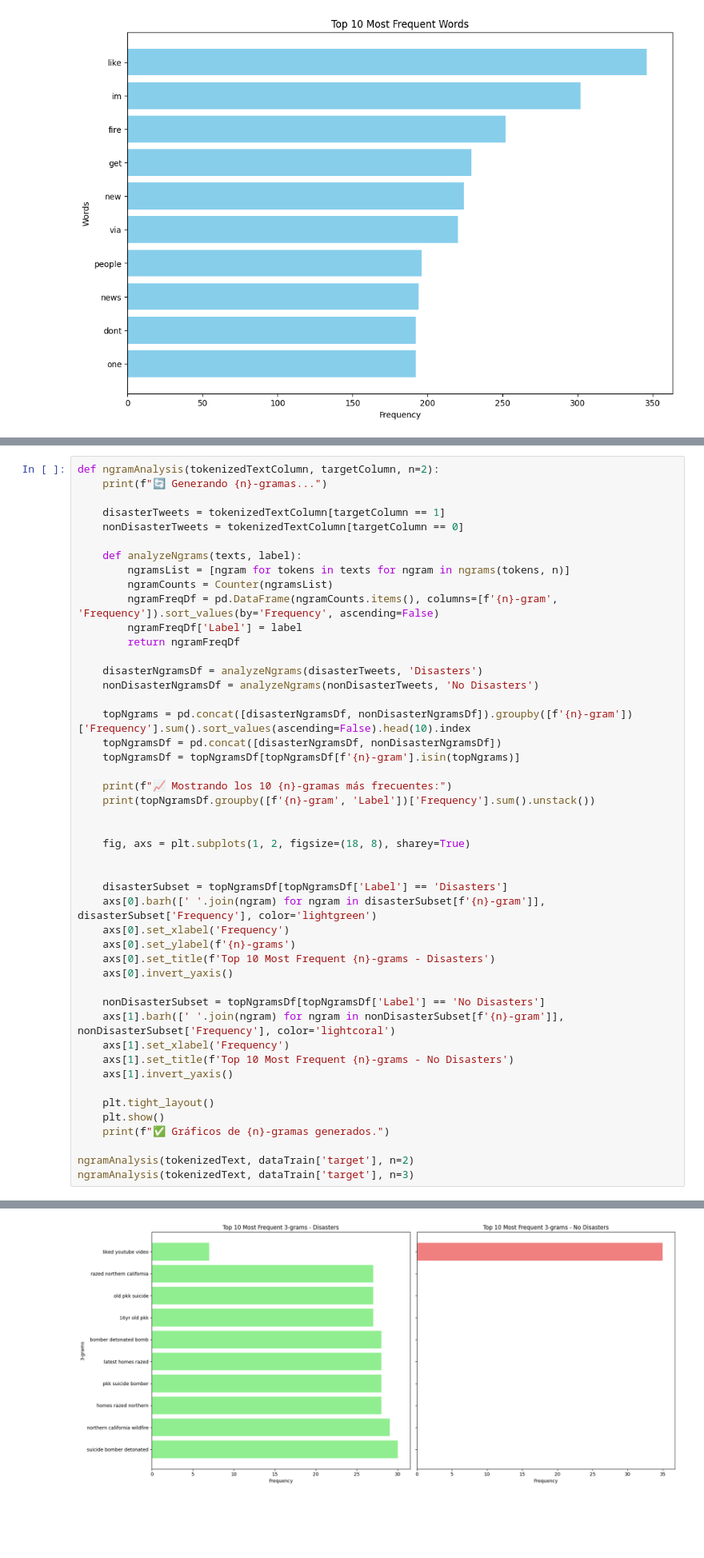
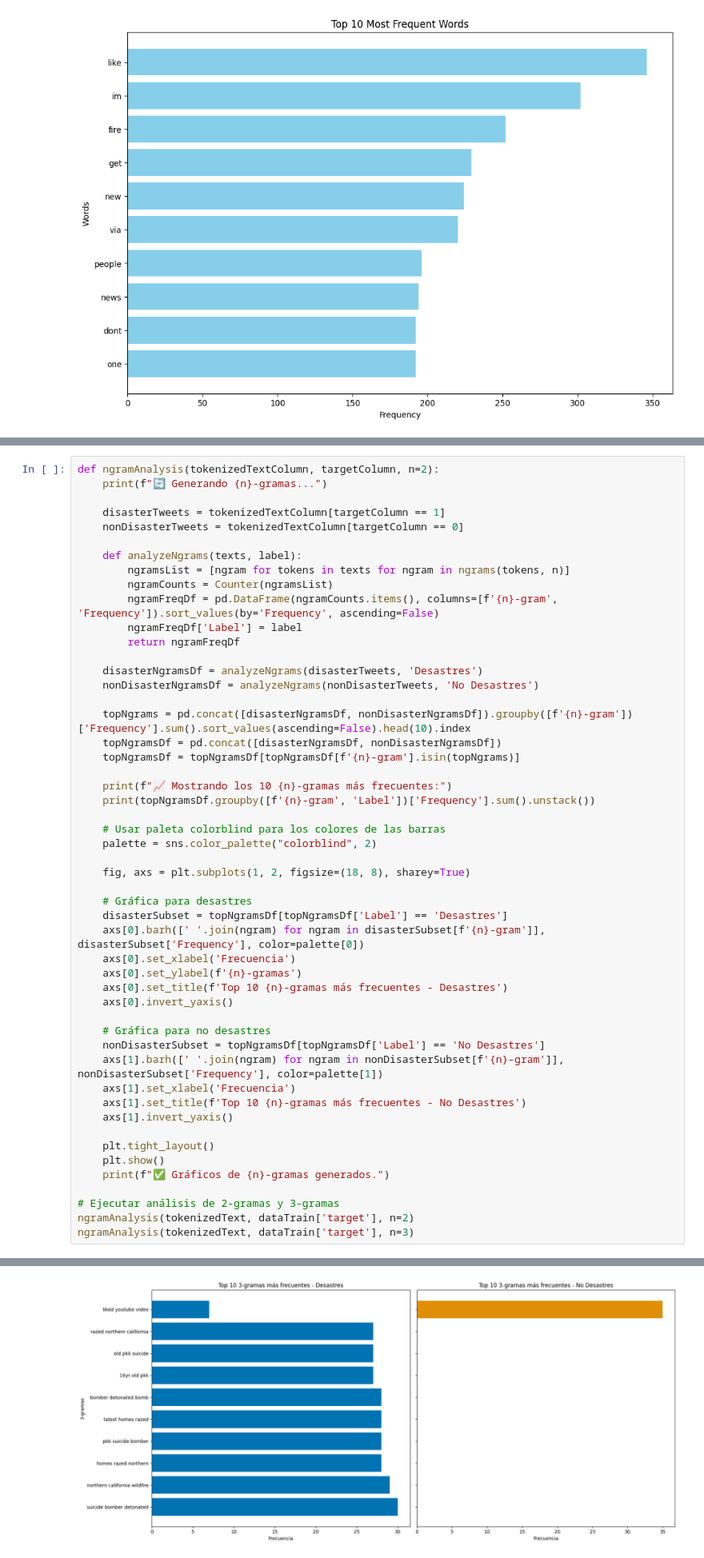
Before and after one commit to Dahernandezsilve/Lab05_DSTC, a Jupyter notebook: Laboratorio5.ipynb, the cells around one changed output, grey strips where cells are left out. Shown at 80% size. Saved outputs shown, nothing was run; the diff lists cells and outputs as text; blank space fills up the shorter version.

```diff
--- a/Laboratorio5.ipynb
+++ b/Laboratorio5.ipynb
@@ -353,8 +354,8 @@ def ngramAnalysis(tokenizedTextColumn, targetColumn, n=2):
         ngramFreqDf['Label'] = label
         return ngramFreqDf
 
-    disasterNgramsDf = analyzeNgrams(disasterTweets, 'Disasters')
-    nonDisasterNgramsDf = analyzeNgrams(nonDisasterTweets, 'No Disasters')
+    disasterNgramsDf = analyzeNgrams(disasterTweets, 'Desastres')
+    nonDisasterNgramsDf = analyzeNgrams(nonDisasterTweets, 'No Desastres')
 
     topNgrams = pd.concat([disasterNgramsDf, nonDisasterNgramsDf]).groupby([f'{n}-gram'])['Frequency'].sum().sort_values(ascending=False).head(10).index
     topNgramsDf = pd.concat([disasterNgramsDf, nonDisasterNgramsDf])
@@ -363,27 +364,31 @@ def ngramAnalysis(tokenizedTextColumn, targetColumn, n=2):
     print(f"📈 Mostrando los 10 {n}-gramas más frecuentes:")
     print(topNgramsDf.groupby([f'{n}-gram', 'Label'])['Frequency'].sum().unstack())
 
+    # Usar paleta colorblind para los colores de las barras
+    palette = sns.color_palette("colorblind", 2)
 
     fig, axs = plt.subplots(1, 2, figsize=(18, 8), sharey=True)
 
-
-    disasterSubset = topNgramsDf[topNgramsDf['Label'] == 'Disasters']
-    axs[0].barh([' '.join(ngram) for ngram in disasterSubset[f'{n}-gram']], disasterSubset['Frequency'], color='lightgreen')
-    axs[0].set_xlabel('Frequency')
-    axs[0].set_ylabel(f'{n}-grams')
-    axs[0].set_title(f'Top 10 Most Frequent {n}-grams - Disasters')
+    # Gráfica para desastres
+    disasterSubset = topNgramsDf[topNgramsDf['Label'] == 'Desastres']
+    axs[0].barh([' '.join(ngram) for ngram in disasterSubset[f'{n}-gram']], disasterSubset['Frequency'], color=palette[0])
+    axs[0].set_xlabel('Frecuencia')
+    axs[0].set_ylabel(f'{n}-gramas')
+    axs[0].set_title(f'Top 10 {n}-gramas más frecuentes - Desastres')
     axs[0].invert_yaxis()
 
-    nonDisasterSubset = topNgramsDf[topNgramsDf['Label'] == 'No Disasters']
-    axs[1].barh([' '.join(ngram) for ngram in nonDisasterSubset[f'{n}-gram']], nonDisasterSubset['Frequency'], color='lightcoral')
-    axs[1].set_xlabel('Frequency')
-    axs[1].set_title(f'Top 10 Most Frequent {n}-grams - No Disasters')
+    # Gráfica para no desastres
+    nonDisasterSubset = topNgramsDf[topNgramsDf['Label'] == 'No Desastres']
+    axs[1].barh([' '.join(ngram) for ngram in nonDisasterSubset[f'{n}-gram']], nonDisasterSubset['Frequency'], color=palette[1])
+    axs[1].set_xlabel('Frecuencia')
+    axs[1].set_title(f'Top 10 {n}-gramas más frecuentes - No Desastres')
     axs[1].invert_yaxis()
 
     plt.tight_layout()
     plt.show()
     print(f"✅ Gráficos de {n}-gramas generados.")
 
+# Ejecutar análisis de 2-gramas y 3-gramas
 ngramAnalysis(tokenizedText, dataTrain['target'], n=2)
 ngramAnalysis(tokenizedText, dataTrain['target'], n=3)
 # %% [output]
@@ -409,15 +414,15 @@ Label                             Disasters  No Disasters
 3-gram
 (16yr, old, pkk)                       27.0           NaN
 (bomber, detonated, bomb)              28.0           NaN
 (homes, razed, northern)               28.0           NaN
 (latest, homes, razed)                 28.0           NaN
 (liked, youtube, video)                 7.0          35.0
 (northern, california, wildfire)       29.0           NaN
 (old, pkk, suicide)                    27.0           NaN
 (pkk, suicide, bomber)                 28.0           NaN
 (razed, northern, california)          27.0           NaN
 (suicide, bomber, detonated)           30.0           NaN
-[figure, old version]
+[figure, new version]
 ✅ Gráficos de 3-gramas generados.
 # %% [markdown]
 Para esta parte se realizó un procedimiento para ver la frecuencia de palabras, tanto de palabras solas, como formación de bigramas y trigramas, esto con el fin de encontrar que aportaba más para la predicción de textos y poder clasificarlas correctamente como un desaastre real o no. Con ello se puede ver que si hay ciertas palabras frecuentemente usadas en tweets sobre desastres, pero no se ve tan efectivo por lo que se procede a ver como es el comportamiento de los histogramas para bigramas y trigramas
```
Also changed, not shown: parts of 20 cells of this notebook.
